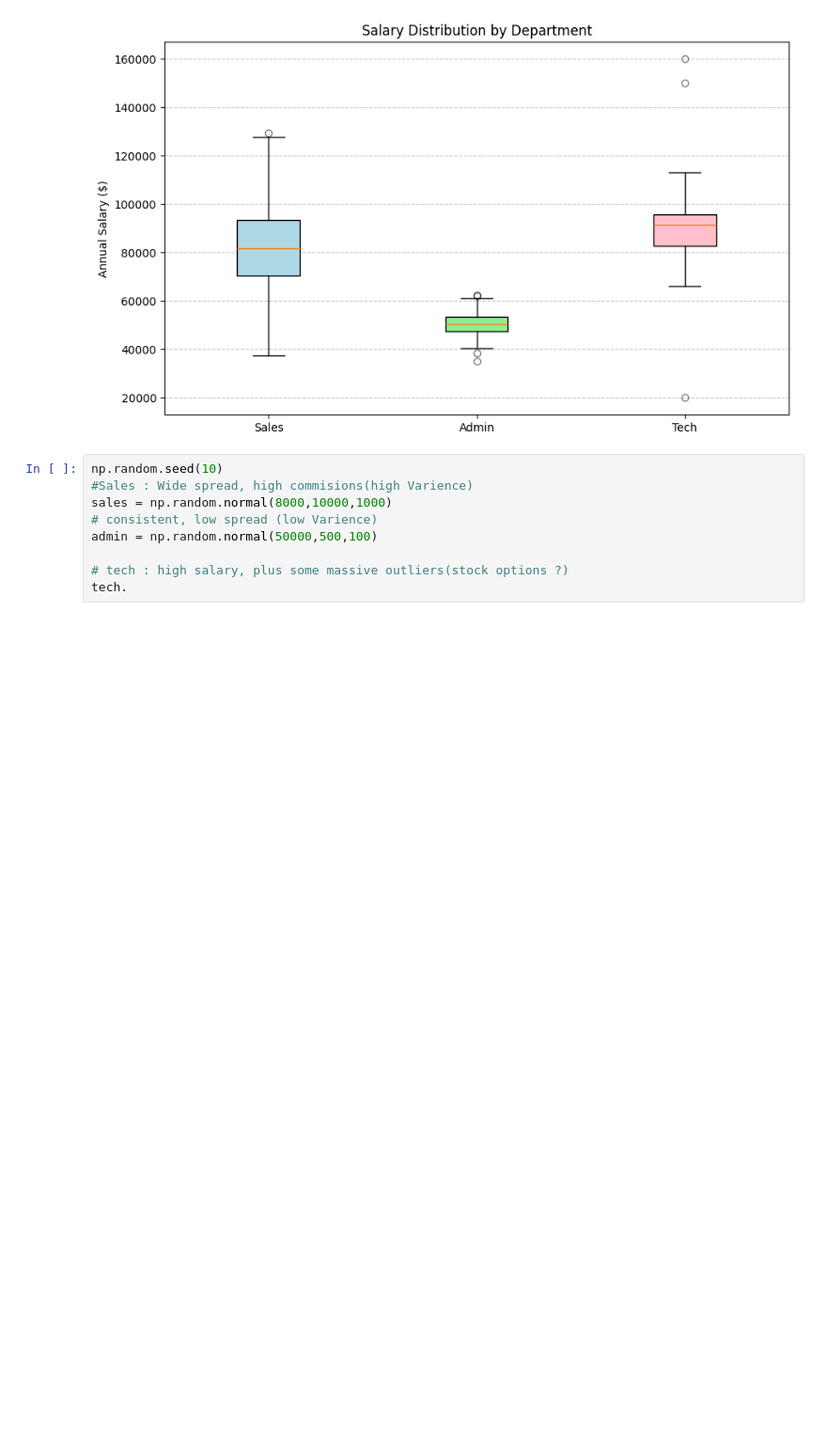
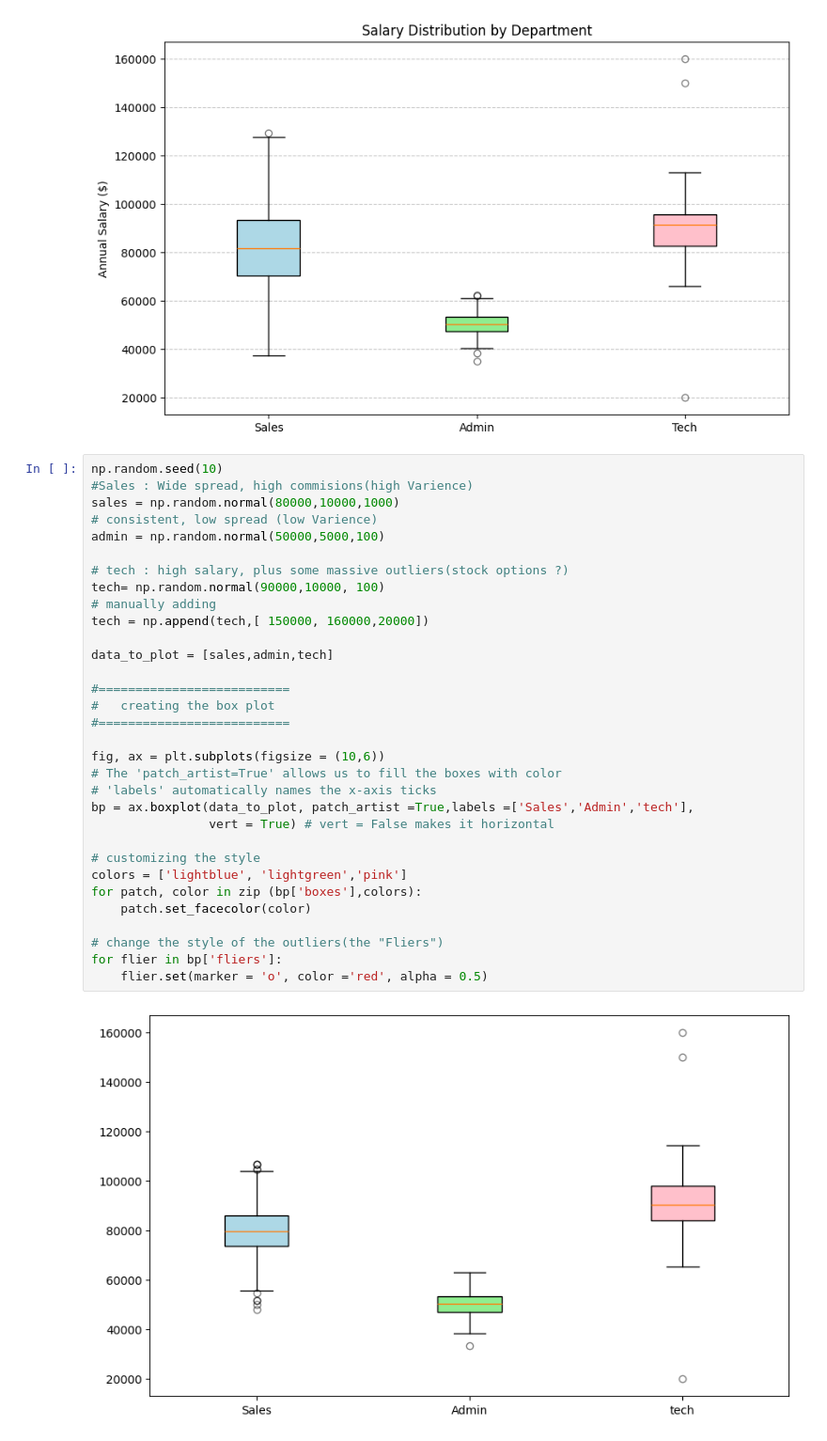
Before and after one commit to Subodhoraw/Python-revive, a Jupyter notebook: Q&A/python_details/matplotlibd/advancedmatplotlinb.ipynb, the cells around one changed output. Shown at 94% size. Saved outputs shown, nothing was run; the diff lists cells and outputs as text; blank space fills up the shorter version.

```diff
--- a/Q&A/python_details/matplotlibd/advancedmatplotlinb.ipynb
+++ b/Q&A/python_details/matplotlibd/advancedmatplotlinb.ipynb
@@ -54,9 +54,34 @@ plt.show()
 # %%
 np.random.seed(10)
 #Sales : Wide spread, high commisions(high Varience)
-sales = np.random.normal(8000,10000,1000)
+sales = np.random.normal(80000,10000,1000)
 # consistent, low spread (low Varience)
-admin = np.random.normal(50000,500,100)
+admin = np.random.normal(50000,5000,100)
 
 # tech : high salary, plus some massive outliers(stock options ?)
-tech.
+tech= np.random.normal(90000,10000, 100)
+# manually adding
+tech = np.append(tech,[ 150000, 160000,20000])
+
+data_to_plot = [sales,admin,tech]
+
+#==========================
+#   creating the box plot
+#==========================
+
+fig, ax = plt.subplots(figsize = (10,6))
+# The 'patch_artist=True' allows us to fill the boxes with color
+# 'labels' automatically names the x-axis ticks
+bp = ax.boxplot(data_to_plot, patch_artist =True,labels =['Sales','Admin','tech'],
+                vert = True) # vert = False makes it horizontal
+
+# customizing the style
+colors = ['lightblue', 'lightgreen','pink']
+for patch, color in zip (bp['boxes'],colors):
+    patch.set_facecolor(color)
+
+# change the style of the outliers(the "Fliers")
+for flier in bp['fliers']:
+    flier.set(marker = 'o', color ='red', alpha = 0.5)
+# %% [output]
+[figure, added]
```
Also changed, not shown: parts of 7 cells of this notebook.
